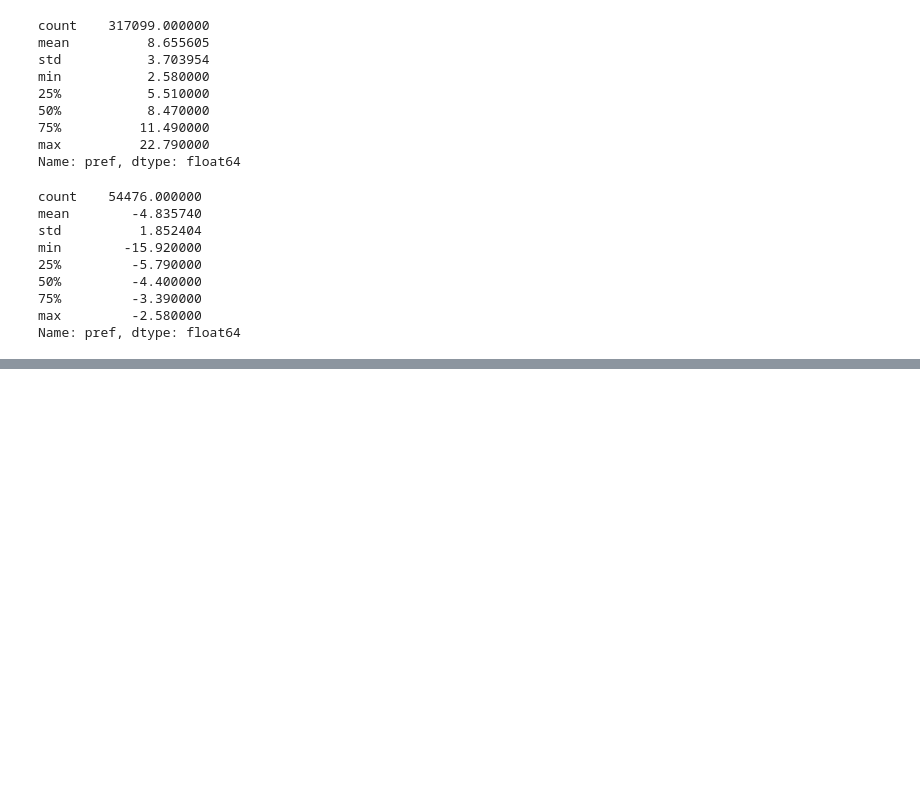
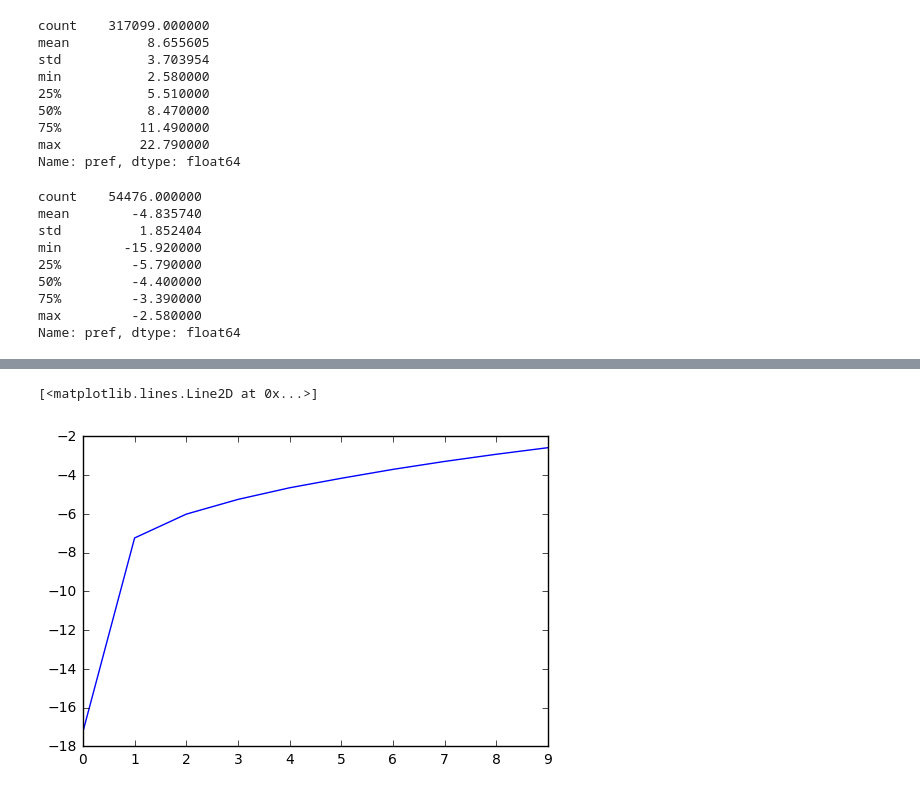
Before and after one commit to dleehr/svr-model-validation, a Jupyter notebook: Preferences binning.ipynb, the cells around one changed output, grey strips where cells are left out. Cells and saved outputs as stored; diff of their text form; code cells hidden in the pictures; blank space fills up the shorter version.

```diff
--- a/Preferences binning.ipynb
+++ b/Preferences binning.ipynb
@@ -49,7 +49,7 @@ min        -15.920000
 max         -2.580000
 Name: pref, dtype: float64
 # %%
-neg_bins = pandas.cut(prefs[prefs < 0], bins=9, retbins=True)[1]
+neg_bins = pandas.qcut(prefs[prefs < 0], 9, retbins=True)[1]
 # %%
 neg_bins
 # %% [output]
@@ -66,0 +72,5 @@ array([  2.55728   ,   5.10444444,   7.62888889,  10.15333333,
+# %%
+plot(neg_bins)
+# %% [output]
+[<matplotlib.lines.Line2D at 0x...>]
+[figure, added]
```
Also changed, not shown: parts of 5 cells of this notebook.
